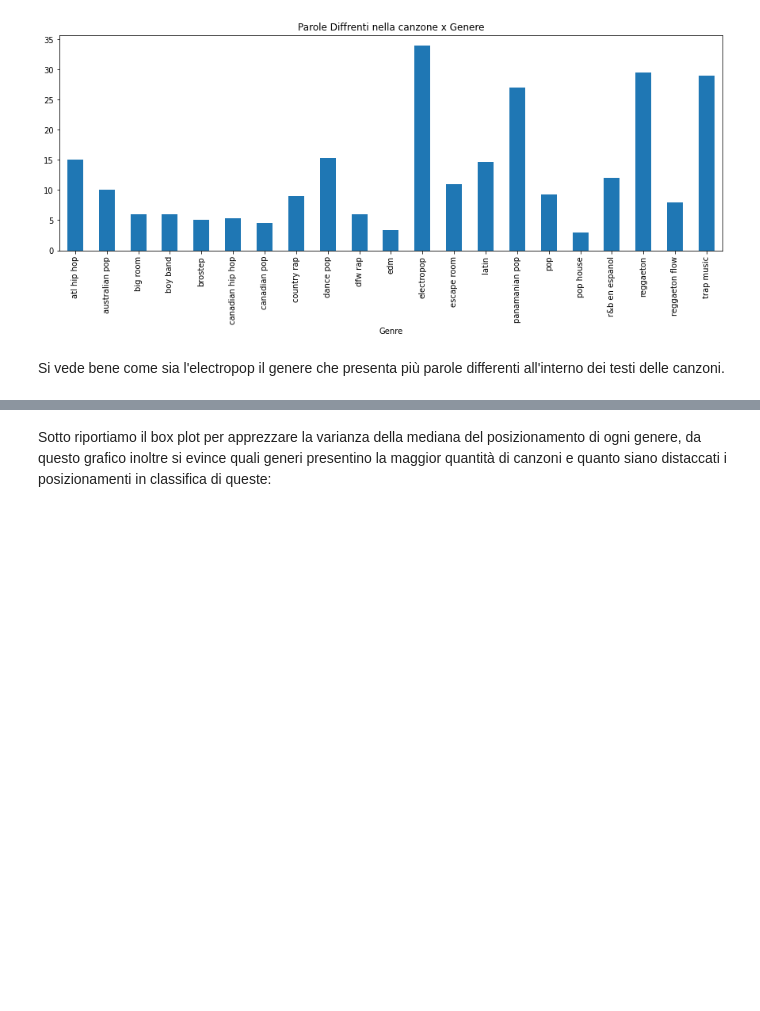
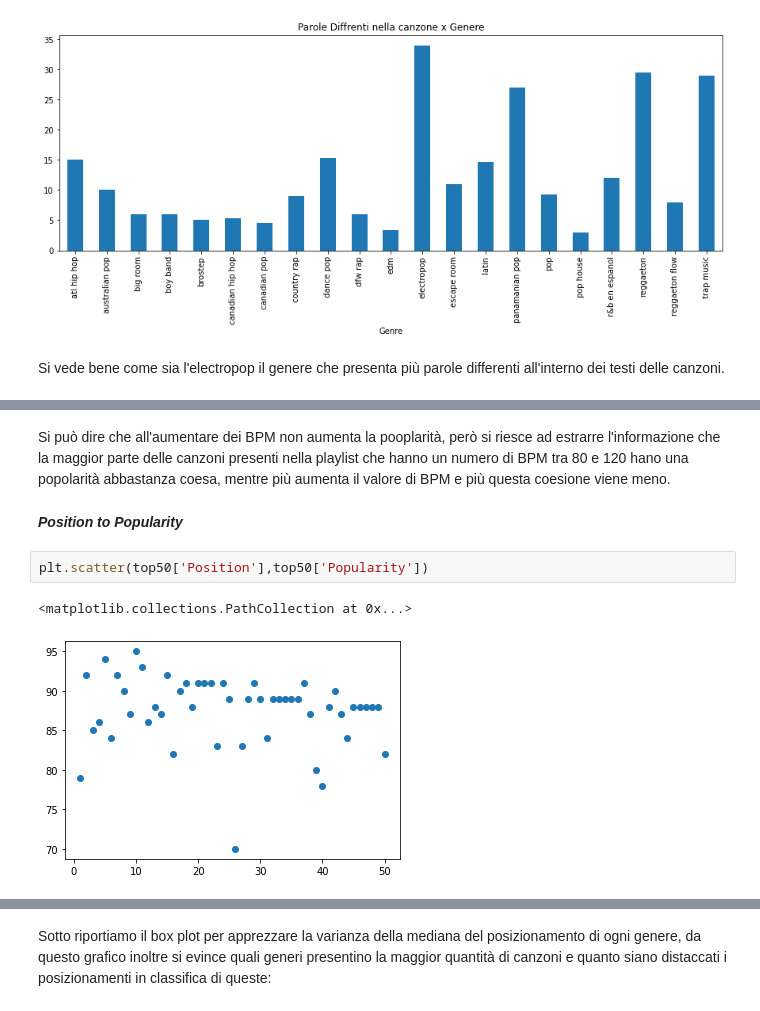
Before and after one commit to PedemonteGiacomo/DataScienceProject, a Jupyter notebook: project.ipynb, the cells around one changed output, grey strips where cells are left out. Cells and saved outputs as stored; diff of their text form; blank space fills up the shorter version.

```diff
--- a/project.ipynb
+++ b/project.ipynb
@@ -105,0 +115,9 @@ Si vede bene come sia l'electropop il genere che presenta più parole differenti
+# %% [markdown]
+Si può dire che all'aumentare dei BPM non aumenta la pooplarità, però si riesce ad estrarre l'informazione che la maggior parte delle canzoni presenti nella playlist che hanno un numero di BPM tra 80 e 120 hano una popolarità abbastanza coesa, mentre più aumenta il valore di BPM e più questa coesione viene meno.
+# %% [markdown]
+***Position to Popularity***
+# %%
+plt.scatter(top50['Position'],top50['Popularity'])
+# %% [output]
+<matplotlib.collections.PathCollection at 0x...>
+[figure, added]
```
Also changed, not shown: parts of 32 cells of this notebook.
